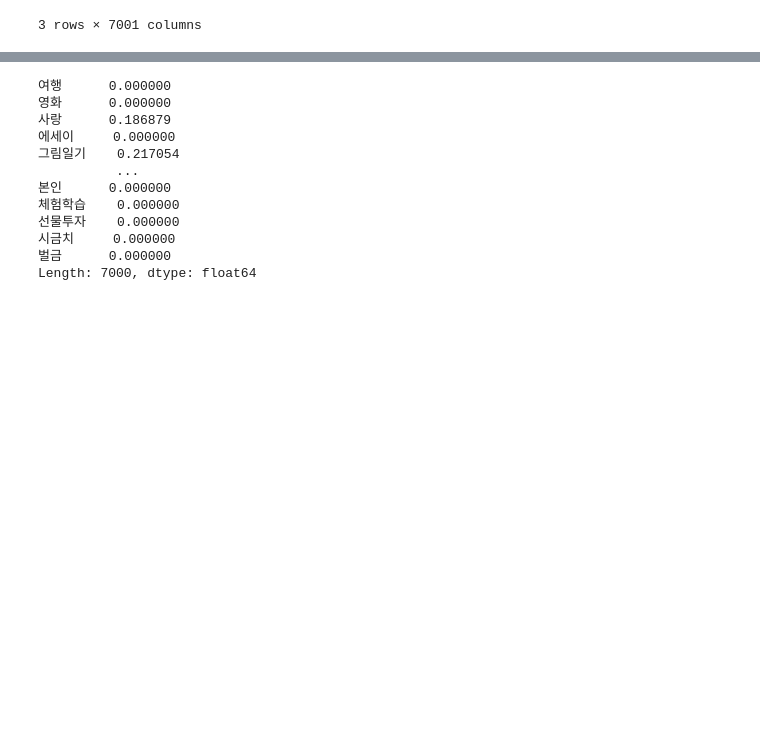
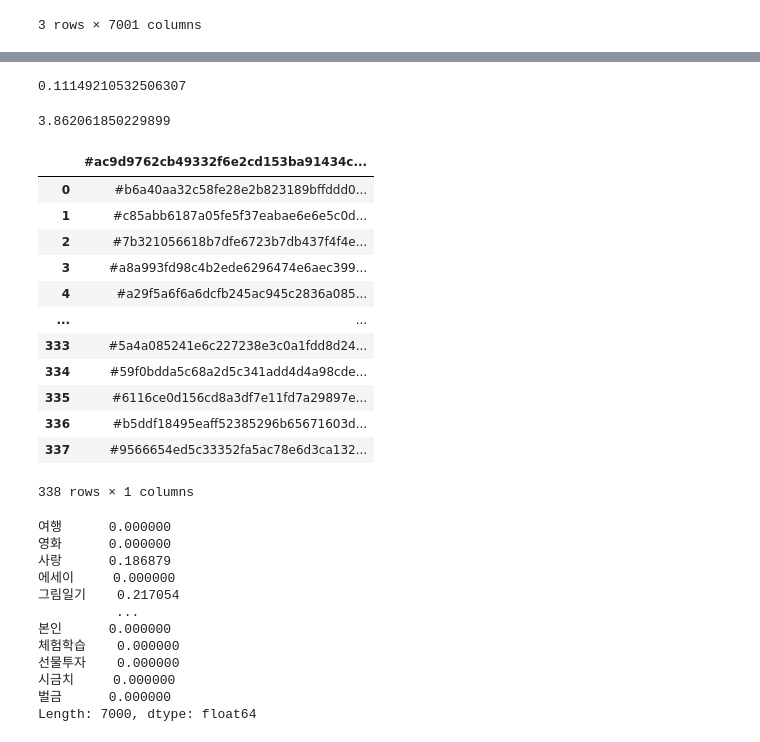
Before and after one commit to ilovemyminutes/KakaoBrunchRS, a Jupyter notebook: notebooks/Sketch - Contents-based RS.ipynb, the cells around one changed output, grey strips where cells are left out. Cells and saved outputs as stored; diff of their text form; code cells hidden in the pictures; blank space fills up the shorter version.

```diff
--- a/notebooks/Sketch - Contents-based RS.ipynb
+++ b/notebooks/Sketch - Contents-based RS.ipynb
@@ -81,0 +199,12 @@ user_logs = defaultdict(list) # {유저식별자 : [조회글 목록]}
+# %%
+read_list = glob('../raw/read/*')[:1500]
+# %%
+start = time.time()
+
+lines = []
+for path in read_list:
+    lines.append([line.split() for line in open(path)])
+
+print((time.time() - start) / 60)
+# %% [output]
+0.11149210532506307
@@ -82,3 +214,27 @@ user_logs = defaultdict(list) # {유저식별자 : [조회글 목록]}
+# %%
+start = time.time()
+
+output = pd.Series(read_list).apply(lambda x: load_read(x))
+
+print((time.time() - start) / 60)
+# %% [output]
+3.862061850229899
+# %%
+pd.read_csv(read_list[0])
+# %% [output]
+|  | #ac9d9762cb49332f6e2cd153ba91434c... |
+| 0 | #b6a40aa32c58fe28e2b823189bffddd0... |
+| 1 | #c85abb6187a05fe5f37eabae6e6e5c0d... |
+| 2 | #7b321056618b7dfe6723b7db437f4f4e... |
+| 3 | #a8a993fd98c4b2ede6296474e6aec399... |
+| 4 | #a29f5a6f6a6dcfb245ac945c2836a085... |
+| ... | ... |
+| 333 | #5a4a085241e6c227238e3c0a1fdd8d24... |
+| 334 | #59f0bdda5c68a2d5c341add4d4a98cde... |
+| 335 | #6116ce0d156cd8a3df7e11fd7a29897e... |
+| 336 | #b5ddf18495eaff52385296b65671603d... |
+| 337 | #9566654ed5c33352fa5ac78e6d3ca132... |
+338 rows × 1 columns
 # %%
 for record in tqdm(records[:5]):
     for r in record:
```
Also changed, not shown: parts of 28 cells of this notebook, 4 other files.
